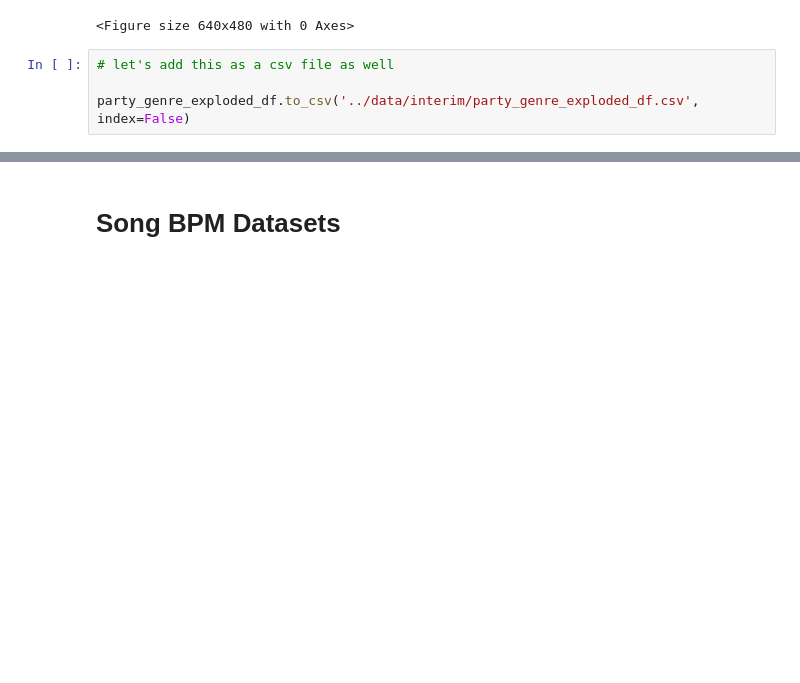
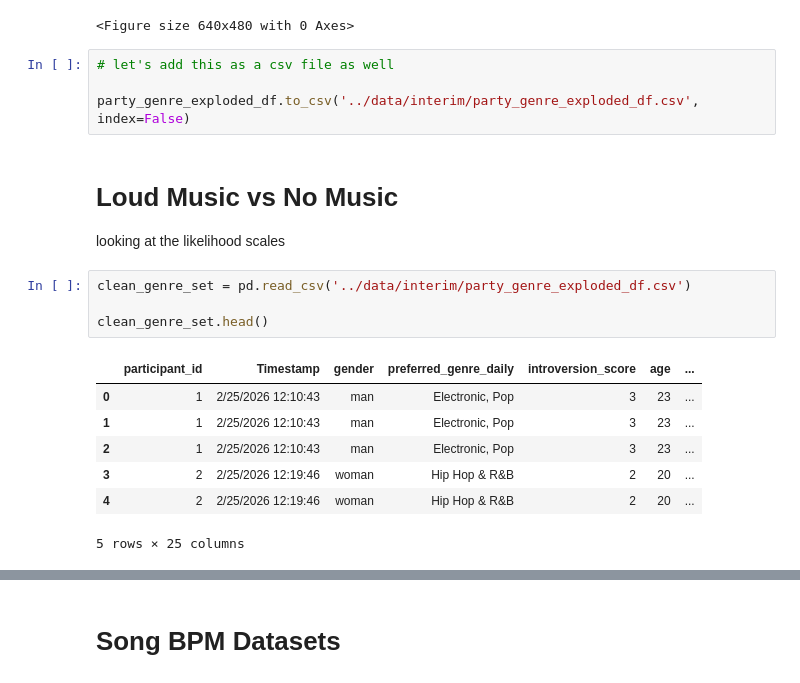
Before and after one commit to aranzahv4/music-motivation-survey-repo, a Jupyter notebook: notebooks/02_Music_Data.ipynb, the cells around one changed output, grey strips where cells are left out. Saved outputs shown, nothing was run; the diff lists cells and outputs as text; blank space fills up the shorter version.

```diff
--- a/notebooks/02_Music_Data.ipynb
+++ b/notebooks/02_Music_Data.ipynb
@@ -424,3 +424,18 @@ Passing `palette` without assigning `hue` is deprecated and will be removed in v
 # let's add this as a csv file as well
 
 party_genre_exploded_df.to_csv('../data/interim/party_genre_exploded_df.csv', index=False)
+# %% [markdown]
+# Loud Music vs No Music
+looking at the likelihood scales
+# %%
+clean_genre_set = pd.read_csv('../data/interim/party_genre_exploded_df.csv')
+
+clean_genre_set.head()
+# %% [output]
+|  | participant_id | Timestamp | gender | preferred_genre_daily | introversion_score | age | ... |
+| 0 | 1 | 2/25/2026 12:10:43 | man | Electronic, Pop | 3 | 23 | ... |
+| 1 | 1 | 2/25/2026 12:10:43 | man | Electronic, Pop | 3 | 23 | ... |
+| 2 | 1 | 2/25/2026 12:10:43 | man | Electronic, Pop | 3 | 23 | ... |
+| 3 | 2 | 2/25/2026 12:19:46 | woman | Hip Hop & R&B | 2 | 20 | ... |
+| 4 | 2 | 2/25/2026 12:19:46 | woman | Hip Hop & R&B | 2 | 20 | ... |
+5 rows × 25 columns
```
Also changed, not shown: parts of 3 cells of this notebook, 2 other files.
